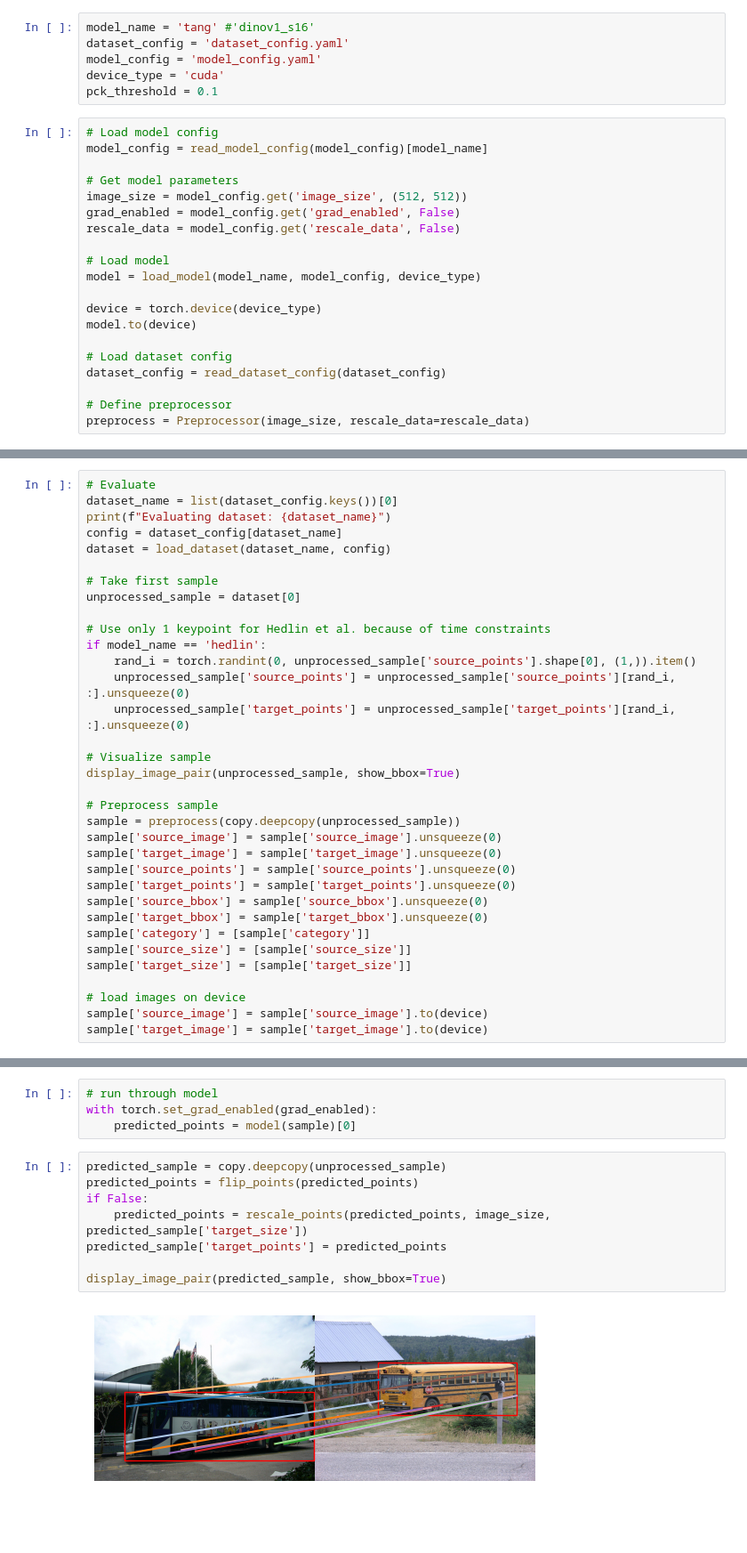
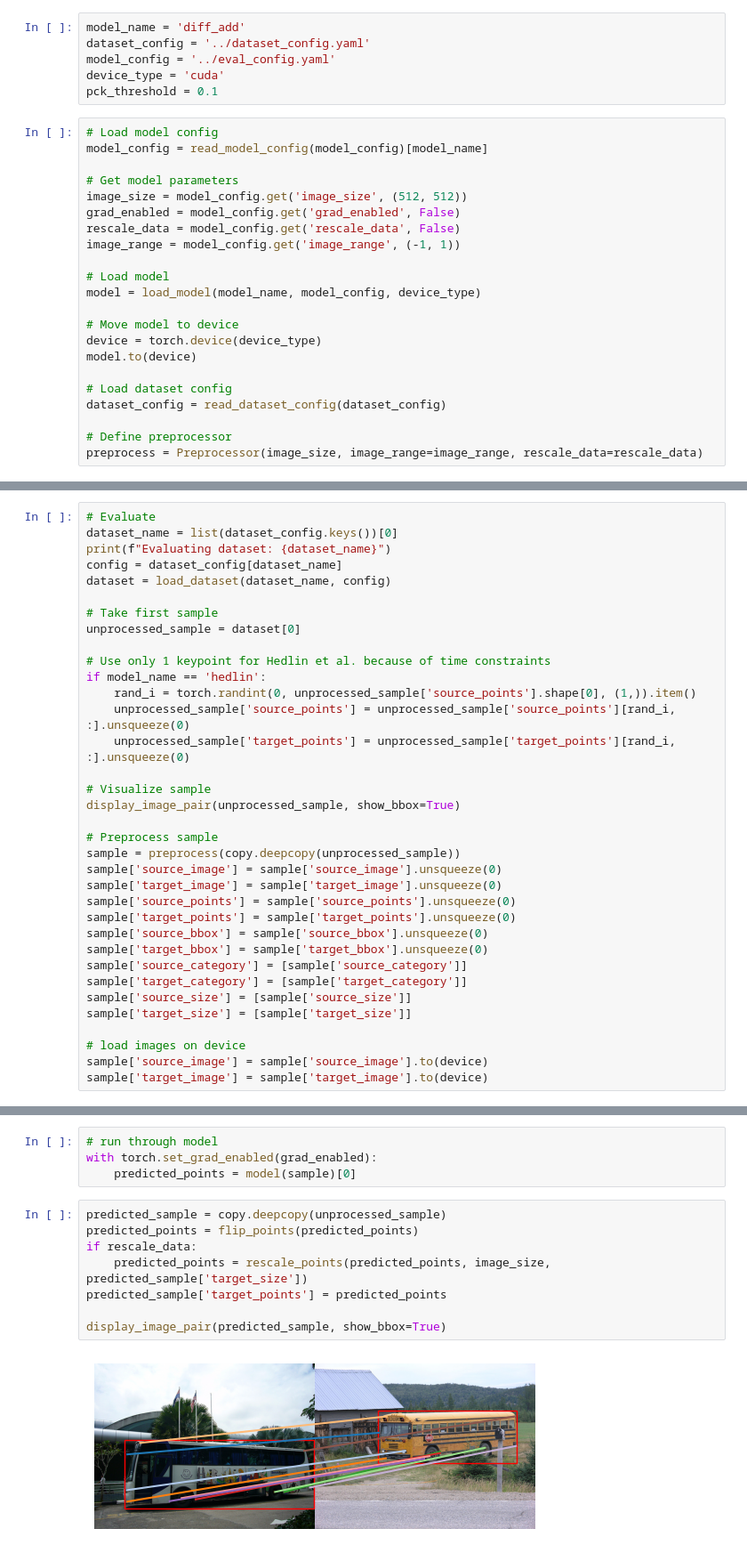
Before and after one commit to FrankFundel/DistillDIFT, a Jupyter notebook: notebooks/eval_demo.ipynb, the cells around one changed output, grey strips where cells are left out. Shown at 89% size. Saved outputs shown, nothing was run; the diff lists cells and outputs as text; blank space fills up the shorter version.

```diff
--- a/eval_demo.ipynb
+++ b/notebooks/eval_demo.ipynb
@@ -13,9 +15,9 @@ from utils.model import read_model_config, load_model
 from utils.dataset import read_dataset_config, load_dataset, Preprocessor
 from utils.correspondence import compute_pck_img, compute_pck_bbox, flip_points, rescale_points
 # %%
-model_name = 'tang' #'dinov1_s16'
-dataset_config = 'dataset_config.yaml'
-model_config = 'model_config.yaml'
+model_name = 'diff_add'
+dataset_config = '../dataset_config.yaml'
+model_config = '../eval_config.yaml'
 device_type = 'cuda'
 pck_threshold = 0.1
 # %%
@@ -26,10 +28,12 @@ model_config = read_model_config(model_config)[model_name]
 image_size = model_config.get('image_size', (512, 512))
 grad_enabled = model_config.get('grad_enabled', False)
 rescale_data = model_config.get('rescale_data', False)
+image_range = model_config.get('image_range', (-1, 1))
 
 # Load model
 model = load_model(model_name, model_config, device_type)
 
+# Move model to device
 device = torch.device(device_type)
 model.to(device)
 
@@ -37,4 +41,4 @@ model.to(device)
 dataset_config = read_dataset_config(dataset_config)
 
 # Define preprocessor
-preprocess = Preprocessor(image_size, rescale_data=rescale_data)
+preprocess = Preprocessor(image_size, image_range=image_range, rescale_data=rescale_data)
@@ -65,7 +71,8 @@ sample['source_points'] = sample['source_points'].unsqueeze(0)
 sample['target_points'] = sample['target_points'].unsqueeze(0)
 sample['source_bbox'] = sample['source_bbox'].unsqueeze(0)
 sample['target_bbox'] = sample['target_bbox'].unsqueeze(0)
-sample['category'] = [sample['category']]
+sample['source_category'] = [sample['source_category']]
+sample['target_category'] = [sample['target_category']]
 sample['source_size'] = [sample['source_size']]
 sample['target_size'] = [sample['target_size']]
 
@@ -82,12 +89,12 @@ with torch.set_grad_enabled(grad_enabled):
 # %%
 predicted_sample = copy.deepcopy(unprocessed_sample)
 predicted_points = flip_points(predicted_points)
-if False:
+if rescale_data:
     predicted_points = rescale_points(predicted_points, image_size, predicted_sample['target_size'])
 predicted_sample['target_points'] = predicted_points
 
 display_image_pair(predicted_sample, show_bbox=True)
 # %% [output]
-[figure, old version]
+[figure, new version]
 # %%
 # calculate PCK values
```
Also changed, not shown: parts of 3 cells of this notebook, 22 other files.
